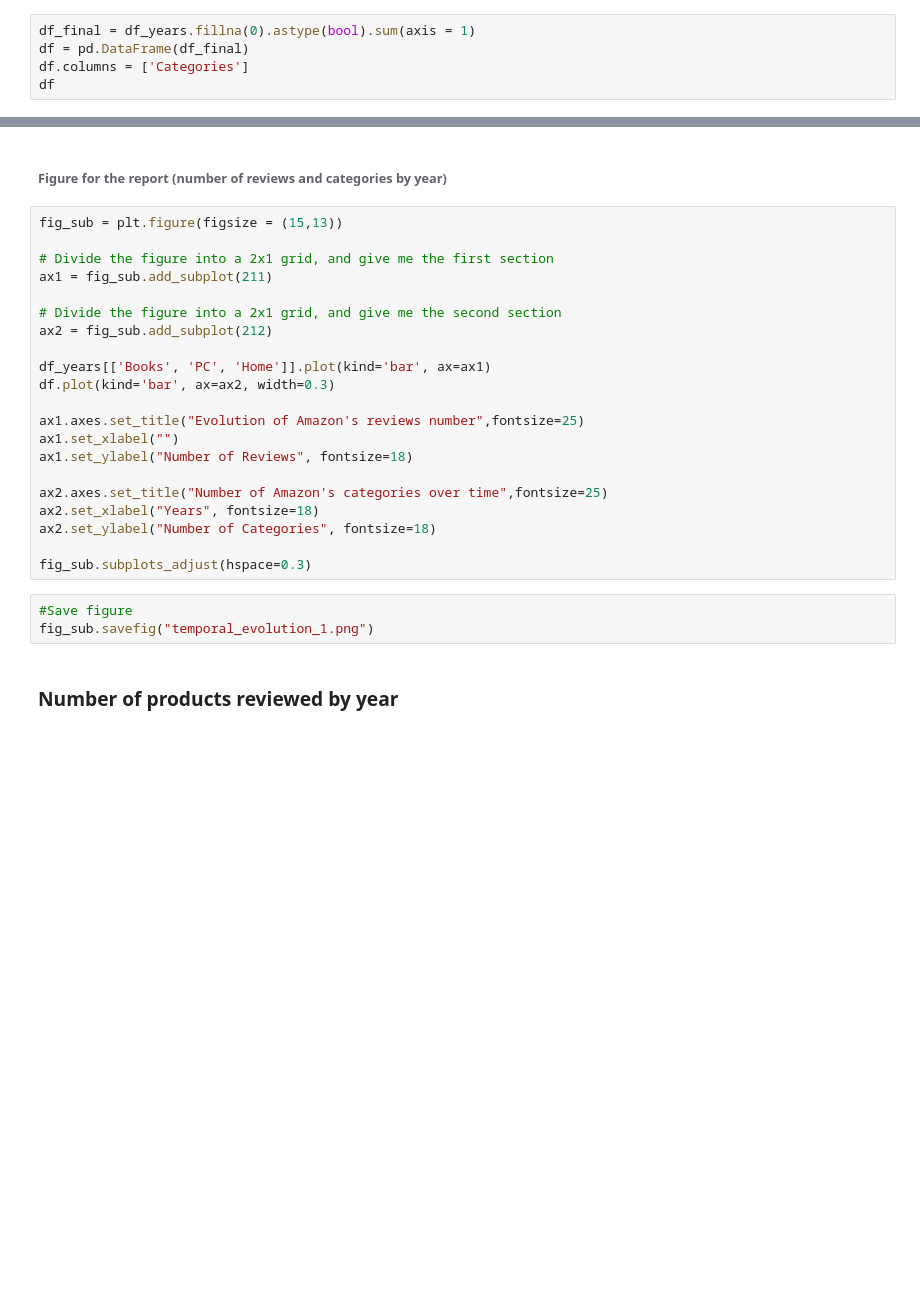
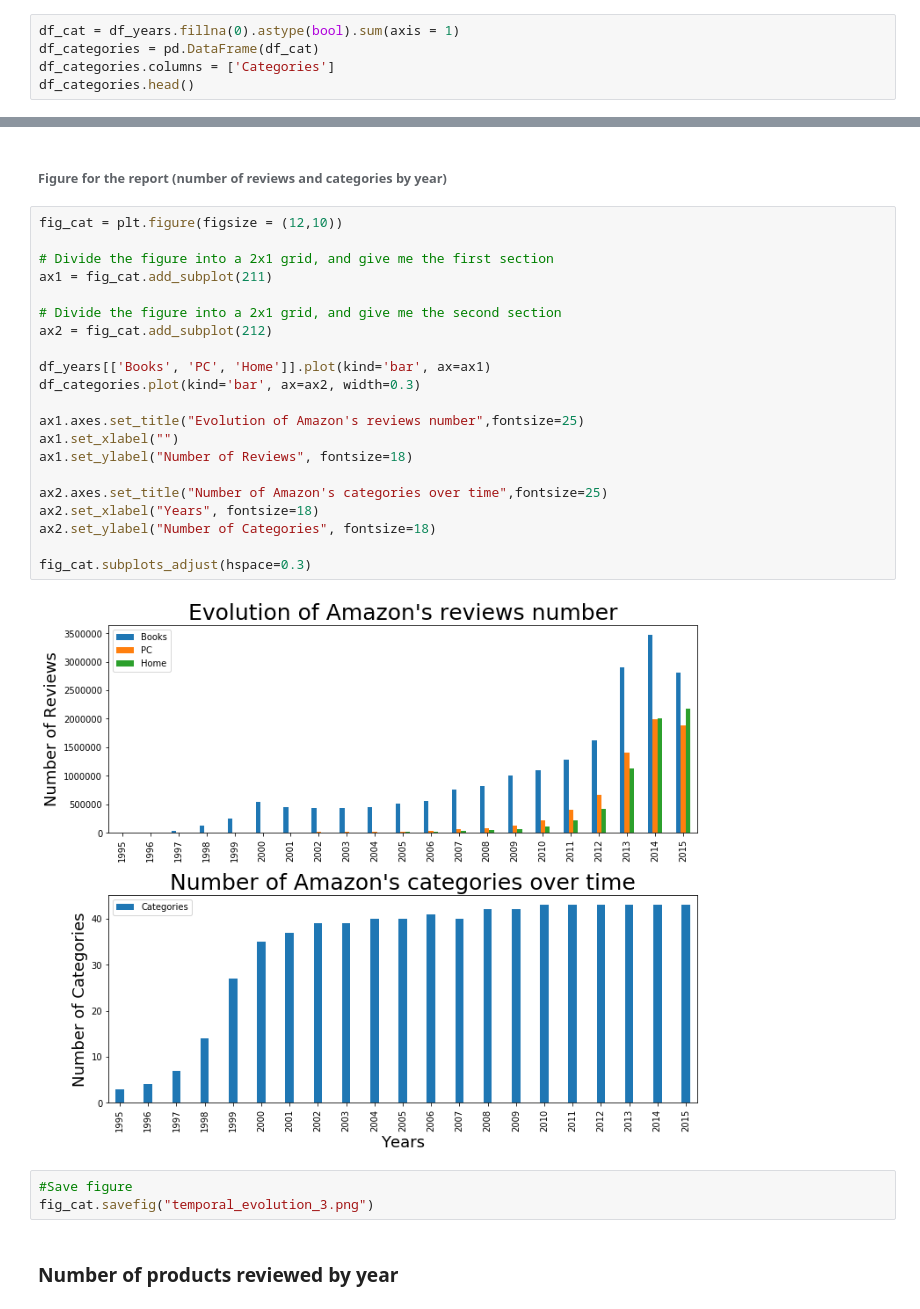
Before and after one commit to pjuda/ada-project, a Jupyter notebook: amazon-project.ipynb, the cells around one changed output, grey strips where cells are left out. Drawn from its saved outputs; the diff is of its cells as text; blank space fills up the shorter version.

```diff
--- a/amazon-project.ipynb
+++ b/amazon-project.ipynb
@@ -432,7 +435,7 @@ For the recent categories the growth of reviews seems to be exponential. For boo
 # %% [markdown]
 ### Number of categories by year
 # %%
-df_final = df_years.fillna(0).astype(bool).sum(axis = 1)
-df = pd.DataFrame(df_final)
-df.columns = ['Categories']
-df
+df_cat = df_years.fillna(0).astype(bool).sum(axis = 1)
+df_categories = pd.DataFrame(df_cat)
+df_categories.columns = ['Categories']
+df_categories.head()
@@ -439,29 +450,31 @@ df
 # %% [markdown]
 ###### Figure for the report (number of reviews and categories by year)
 # %%
-fig_sub = plt.figure(figsize = (15,13))
+fig_cat = plt.figure(figsize = (12,10))
 
 # Divide the figure into a 2x1 grid, and give me the first section
-ax1 = fig_sub.add_subplot(211)
+ax1 = fig_cat.add_subplot(211)
 
 # Divide the figure into a 2x1 grid, and give me the second section
-ax2 = fig_sub.add_subplot(212)
+ax2 = fig_cat.add_subplot(212)
 
 df_years[['Books', 'PC', 'Home']].plot(kind='bar', ax=ax1)
-df.plot(kind='bar', ax=ax2, width=0.3)
+df_categories.plot(kind='bar', ax=ax2, width=0.3)
 
 ax1.axes.set_title("Evolution of Amazon's reviews number",fontsize=25)
 ax1.set_xlabel("")
 ax1.set_ylabel("Number of Reviews", fontsize=18)
 
 ax2.axes.set_title("Number of Amazon's categories over time",fontsize=25)
 ax2.set_xlabel("Years", fontsize=18)
 ax2.set_ylabel("Number of Categories", fontsize=18)
 
-fig_sub.subplots_adjust(hspace=0.3)
+fig_cat.subplots_adjust(hspace=0.3)
+# %% [output]
+[figure, added]
 # %%
 #Save figure
-fig_sub.savefig("temporal_evolution_1.png")
+fig_cat.savefig("temporal_evolution_3.png")
 # %% [markdown]
 ### Number of products reviewed by year
 # %%
```
Also changed, not shown: parts of 13 cells of this notebook.
